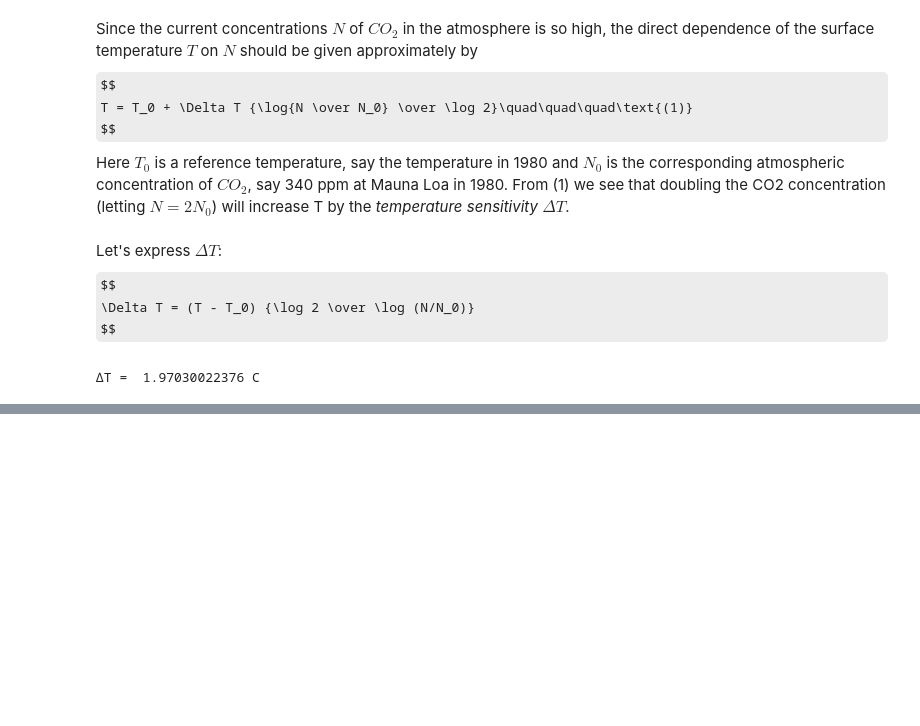
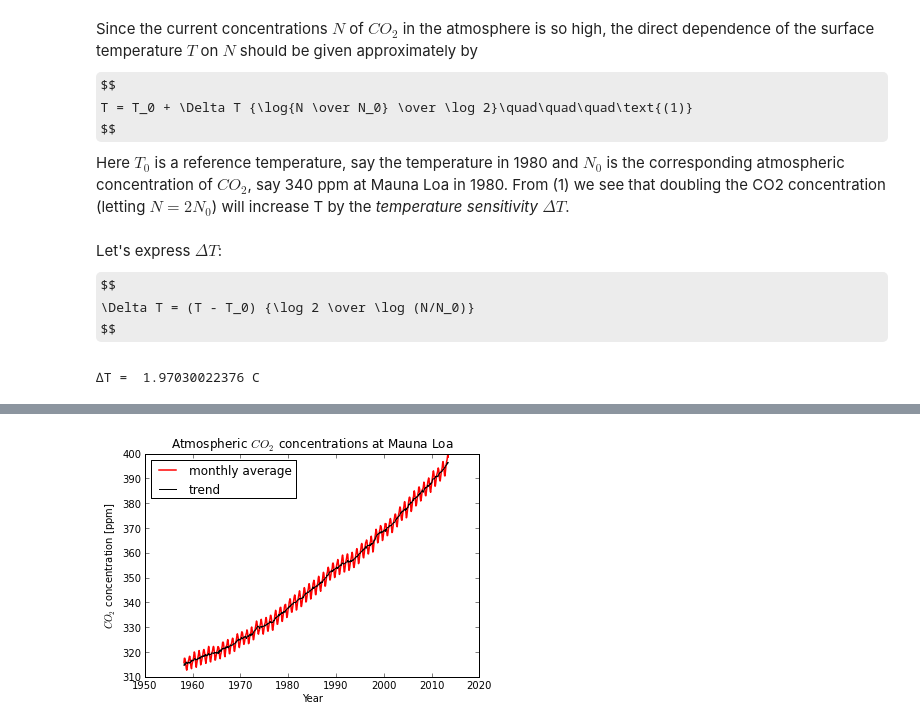
Before and after one commit to certik/climate, a Jupyter notebook: CO2 temperature analysis.ipynb, the cells around one changed output, grey strips where cells are left out. Cells and saved outputs as stored; diff of their text form; code cells hidden in the pictures; some formulas as TeX source; blank space fills up the shorter version.

Commit message:
Add CO2 graph from Mauna Loa

```diff
--- a/CO2 temperature analysis.ipynb
+++ b/CO2 temperature analysis.ipynb
@@ -26,0 +37,6 @@ print "∆T = ", deltaT, "C"
+# %%
+D = loadtxt(urllib2.urlopen("ftp://ftp.cmdl.noaa.gov/ccg/co2/trends/co2_mm_mlo.txt"))
+years = D[:, 2]
+average = D[:, 3]
+interpolated = D[:, 4]
+trend = D[:, 5]
@@ -26,0 +45,9 @@ print "∆T = ", deltaT, "C"
+# %%
+plot(years, interpolated, "r-", lw=1.5, label="monthly average")
+plot(years, trend, "k-", label="trend")
+xlabel("Year")
+ylabel("$CO_2$ concentration [ppm]")
+title("Atmospheric $CO_2$ concentrations at Mauna Loa")
+legend(loc="upper left");
+# %% [output]
+[figure, added]
```
Also changed, not shown: parts of 4 cells of this notebook.
